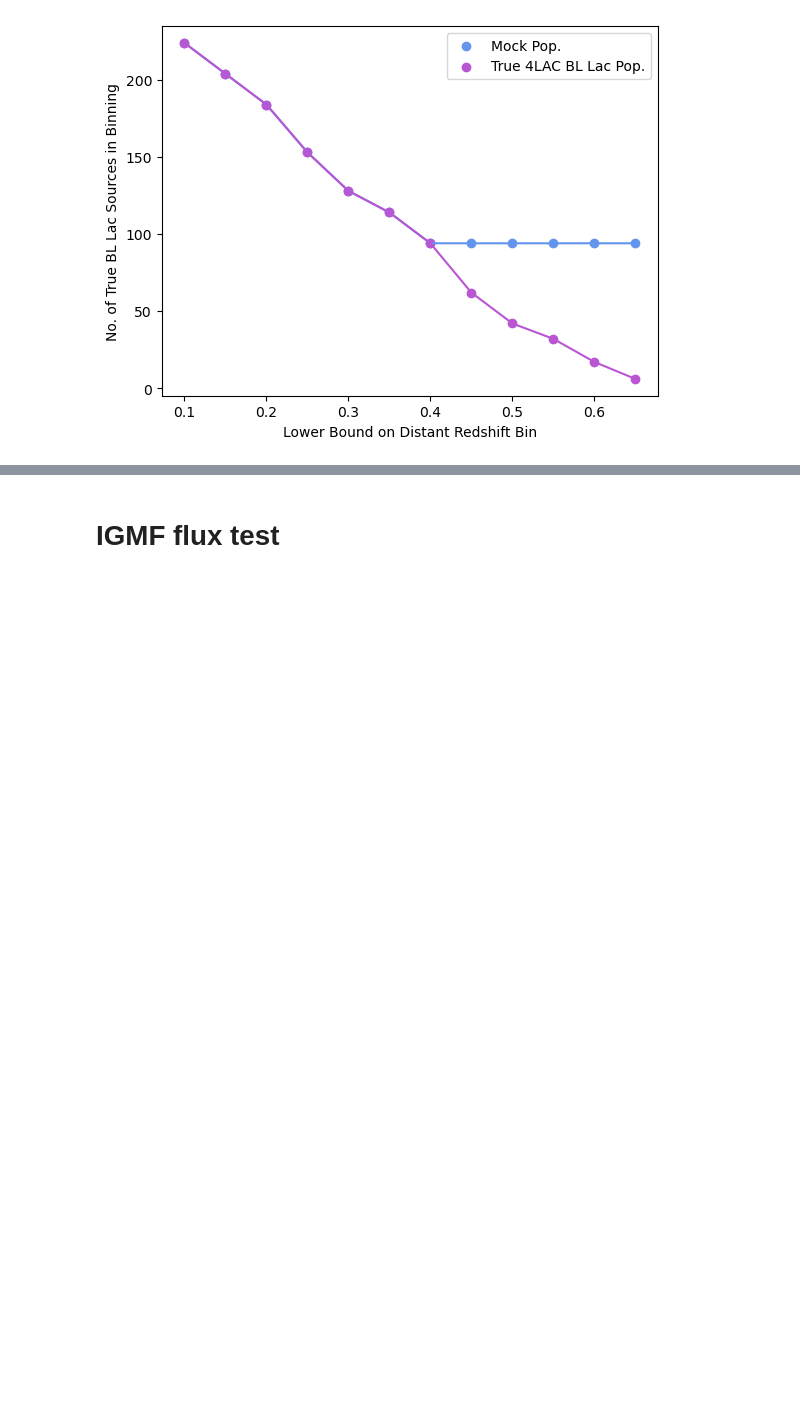
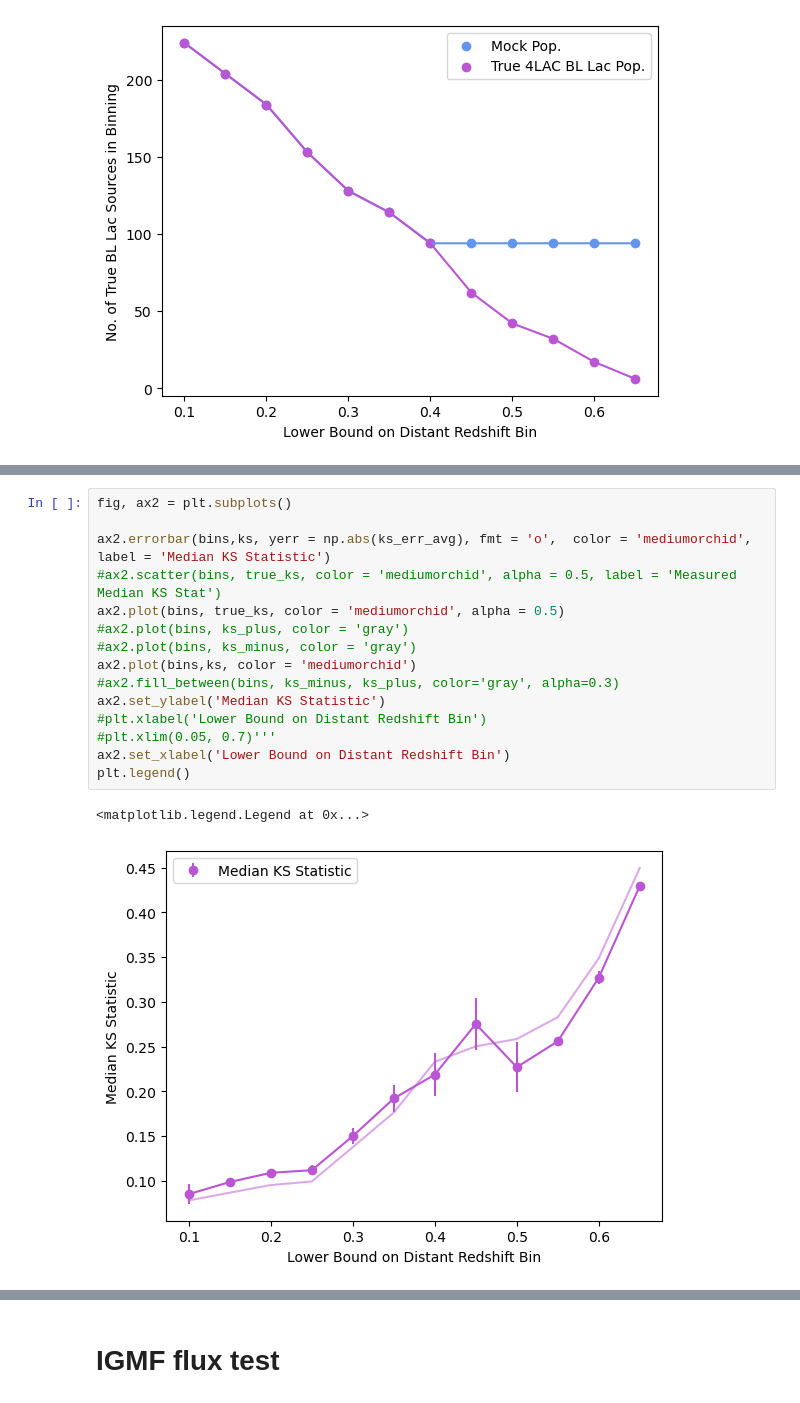
Before and after one commit to ojackson5150/GRS_voids, a Jupyter notebook: Jackson et. al. (202x)/blac_analysis.ipynb, the cells around one changed output, grey strips where cells are left out. Cells and saved outputs as stored; diff of their text form; blank space fills up the shorter version.

```diff
--- a/Jackson et. al. (202x)/blac_analysis.ipynb
+++ b/Jackson et. al. (202x)/blac_analysis.ipynb
@@ -1278,0 +1306,18 @@ ax1.legend(lines, labels, loc='upper right')
+# %%
+fig, ax2 = plt.subplots()
+
+ax2.errorbar(bins,ks, yerr = np.abs(ks_err_avg), fmt = 'o',  color = 'mediumorchid', label = 'Median KS Statistic')
+#ax2.scatter(bins, true_ks, color = 'mediumorchid', alpha = 0.5, label = 'Measured Median KS Stat')
+ax2.plot(bins, true_ks, color = 'mediumorchid', alpha = 0.5)
+#ax2.plot(bins, ks_plus, color = 'gray')
+#ax2.plot(bins, ks_minus, color = 'gray')
+ax2.plot(bins,ks, color = 'mediumorchid')
+#ax2.fill_between(bins, ks_minus, ks_plus, color='gray', alpha=0.3)
+ax2.set_ylabel('Median KS Statistic')
+#plt.xlabel('Lower Bound on Distant Redshift Bin')
+#plt.xlim(0.05, 0.7)'''
+ax2.set_xlabel('Lower Bound on Distant Redshift Bin')
+plt.legend()
+# %% [output]
+<matplotlib.legend.Legend at 0x...>
+[figure, added]
```
Also changed, not shown: parts of 21 cells of this notebook.
